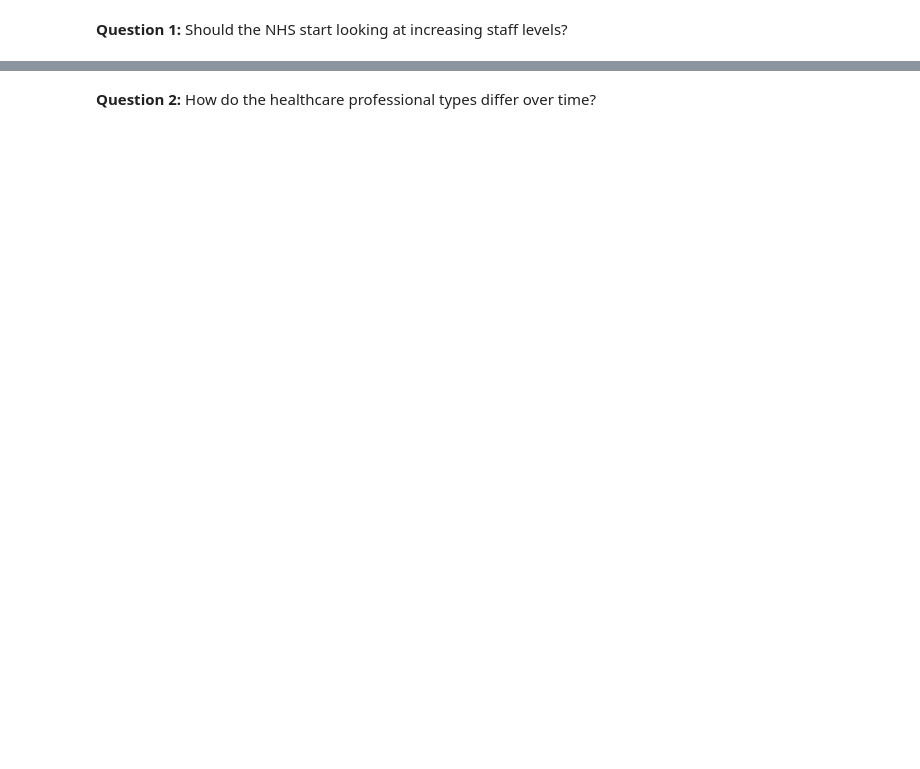
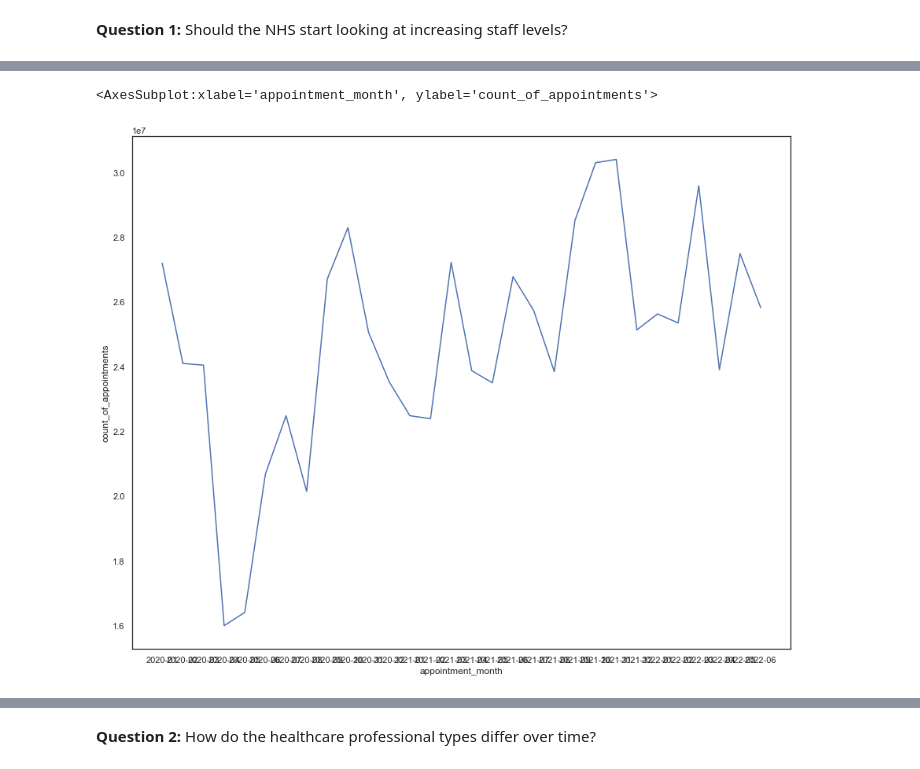
Before and after one commit to essjmeha/Assignment_Diagnostic_Anatysis_using_Python, a Jupyter notebook: Meharg_Jane_DA201_Assignment_Notebook.ipynb, the cells around one changed output, grey strips where cells are left out. Drawn from its saved outputs; the diff is of its cells as text; code cells hidden in the pictures; blank space fills up the shorter version.

```diff
--- a/Meharg_Jane_DA201_Assignment_Notebook.ipynb
+++ b/Meharg_Jane_DA201_Assignment_Notebook.ipynb
@@ -1309,5 +1389,8 @@ for p in ax.patches:
 # %%
 # Create an aggregated data set to review the different features.
 
+ar_agg = ar[['appointment_month', 'hcp_type', 'appointment_status', 'appointment_mode',
+             'time_between_book_and_appointment','count_of_appointments']]
 
-# View the DataFrame.
+# View the DataFrame
+ar_agg.head()
@@ -1314,9 +1404,11 @@ for p in ax.patches:
 # %%
 # Determine the total number of appointments per month.
 
+ar_df= ar_agg.groupby(['appointment_month'])['count_of_appointments'].sum().reset_index()
 
 # Add a new column to indicate the average utilisation of services.
 # Monthly aggregate / 30 to get to a daily value.
-
+ar_df['utilisation'] = (ar_df['count_of_appointments']/30).round(decimals = 1)
 
 # View the DataFrame.
+ar_df
@@ -1323,7 +1433,11 @@ for p in ax.patches:
 # %%
 # Plot sum of count of monthly visits.
 # Convert the appointment_month to string data type for ease of visualisation.
-
+ar_df['appointment_month'] = ar_df['appointment_month'].astype(str)
 
 # Create a lineplot with Seaborn.
+sns.lineplot(x='appointment_month', y='count_of_appointments', data=ar_df, ci=None)
+# %% [output]
+<AxesSubplot:xlabel='appointment_month', ylabel='count_of_appointments'>
+[figure, added]
 # %%
```
Also changed, not shown: parts of 59 cells of this notebook.
